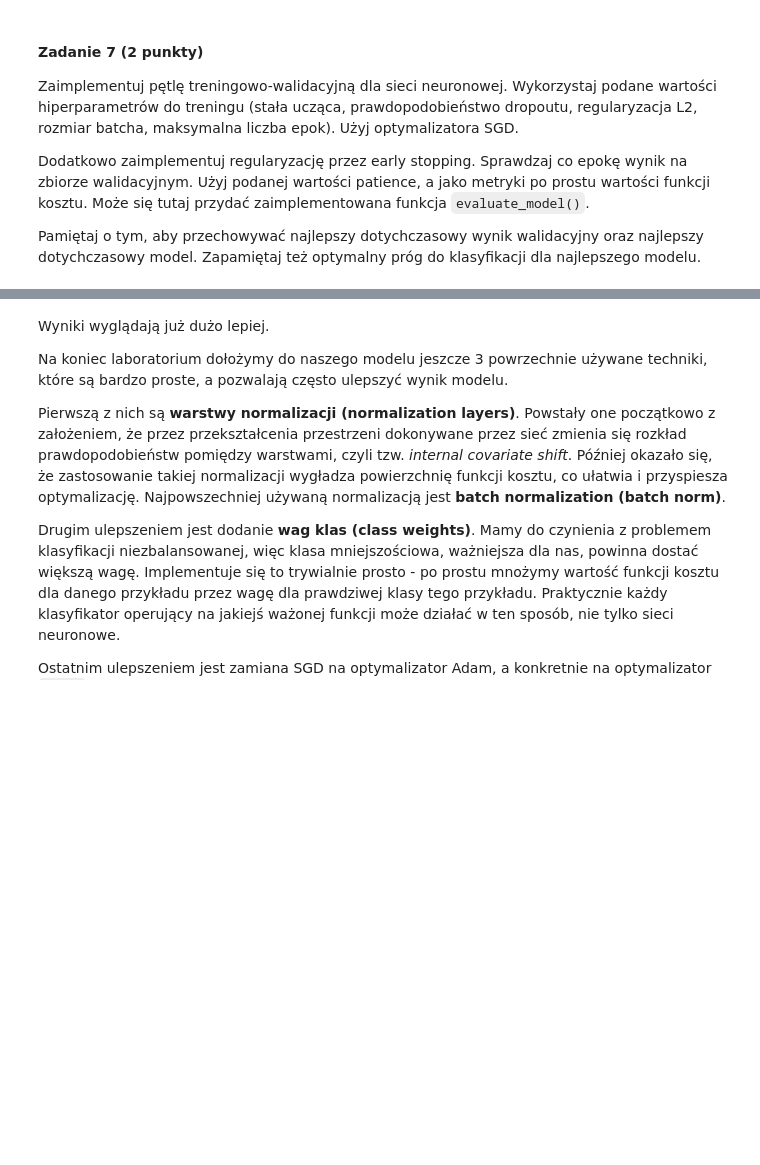
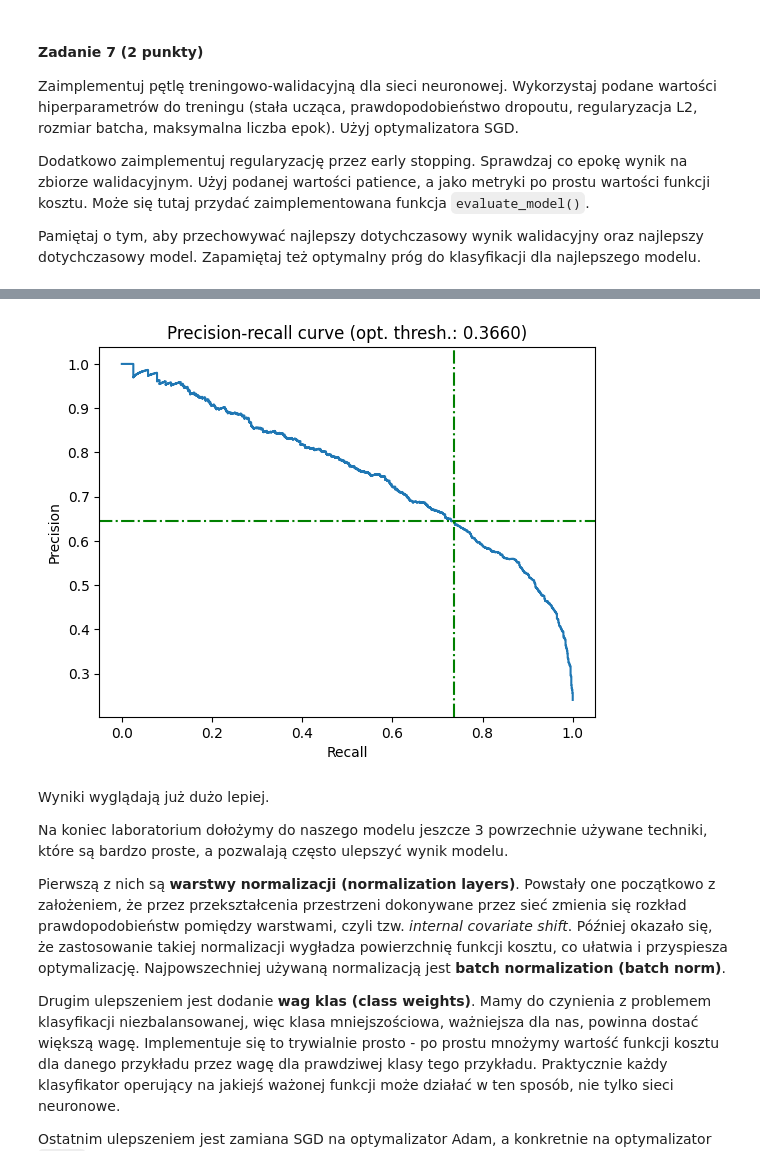
Before and after one commit to Wajktor13/ai-lab, a Jupyter notebook: lab3/lab_3.ipynb, the cells around one changed output, grey strips where cells are left out. Saved outputs shown, nothing was run; the diff lists cells and outputs as text; code cells hidden in the pictures; blank space fills up the shorter version.

```diff
--- a/lab3/lab_3.ipynb
+++ b/lab3/lab_3.ipynb
@@ -909,11 +1009,13 @@ model = RegularizedMLP(
     input_size=X_train.shape[1],
     dropout_p=dropout_p
 )
+
 optimizer = torch.optim.SGD(
     model.parameters(),
     lr=learning_rate,
     weight_decay=l2_reg
 )
+
 loss_fn = torch.nn.BCEWithLogitsLoss()
 
 train_dataset = MyDataset(X_train, y_train)
@@ -930,19 +1032,32 @@ for epoch_num in range(max_epochs):
 
     # note that we are using DataLoader to get batches
     for X_batch, y_batch in train_dataloader:
-        # model training
-        # implement me!
-        raise NotImplementedError
+        y_pred = model(X_batch)
+
+        loss = loss_fn(y_pred, y_batch)
+
+        loss.backward()
+
+        optimizer.step()
+        optimizer.zero_grad()
 
     # model evaluation, early stopping
-    # implement me!
-
     model.eval()
     valid_metrics = evaluate_model(model, X_valid, y_valid, loss_fn)
-    if ???:
-        raise NotImplementedError
+
+    if valid_metrics['loss'] < best_val_loss:
+        best_val_loss = valid_metrics['loss']
+        best_model = deepcopy(model)
+        steps_without_improvement = 0
+        best_threshold = valid_metrics['optimal_threshold']
     else:
         steps_without_improvement += 1
-        raise NotImplementedError
 
-    print(f"Epoch {epoch_num} train loss: {loss.item():.4f}, eval loss {valid_metrics['loss']}")
+    if epoch_num % 50 == 0:
+        print(f"Epoch {epoch_num} train loss: {loss.item():.4f}, eval loss {valid_metrics['loss']}")
+
+    if steps_without_improvement >= early_stopping_patience:
+        print(f"Early stopping")
+        break
+
+print(f"Best loss: {best_val_loss}, best_threshold: {best_threshold}")
@@ -956,3 +1084,10 @@ print(f"Recall: {100 * test_metrics['recall']:.2f}%")
+# %%
+model.eval()
+with torch.no_grad():
+    y_pred_valid_score = model.predict_proba(X_valid)
+plot_precision_recall_curve(y_valid, y_pred_valid_score)
+# %% [output]
+[figure, added]
 # %% [markdown]
 Wyniki wyglądają już dużo lepiej.
 
```
Also changed, not shown: parts of 30 cells of this notebook.
